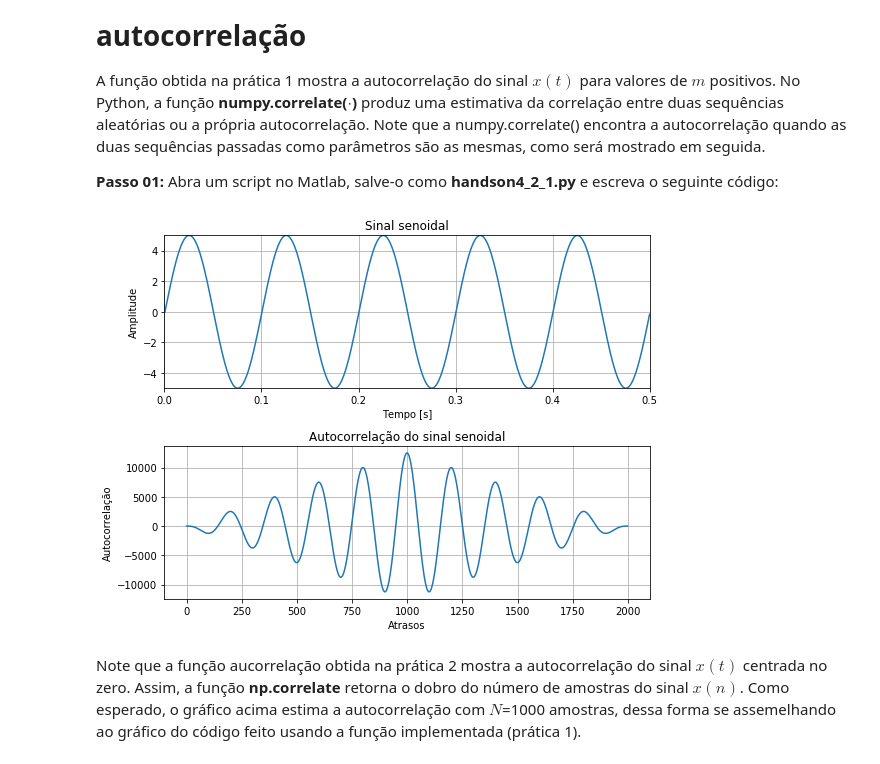
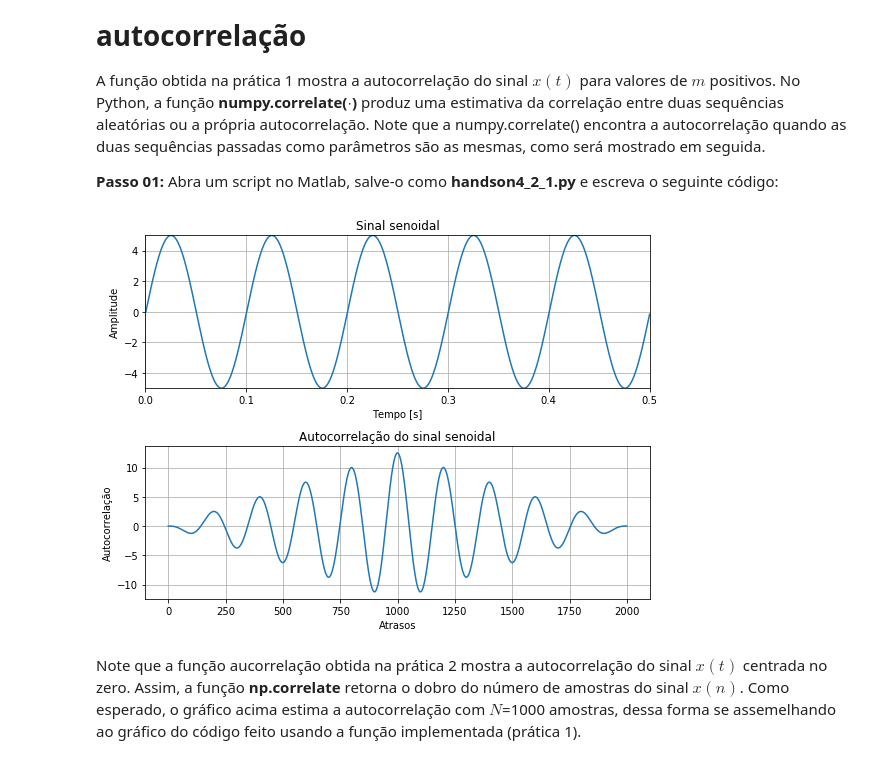
Before and after one commit to josemcast/DCO2004_LabPSC, a Jupyter notebook: h04_python.ipynb, the cells around one changed output. Cells and saved outputs as stored; diff of their text form; code cells hidden in the pictures.

```diff
--- a/h04_python.ipynb
+++ b/h04_python.ipynb
@@ -77,34 +77,34 @@ from matplotlib import pyplot as plt
 M =1000                                # Número de atrasos
 N =1000                                # Número de amostras
 f1=10                                  # Frequência do seno (kHz)
 Fs=2000                                # Frequência de amostragem (kHz)
 n =np.arange(0,N)                      # Vetor com índices de amostra
 Am=5                                   # Determina a amplitude
 x=Am*np.sin(2*np.pi*f1*n/Fs)           # Gera o sinal x(n)
 t=np.arange(1,N+1)*(1/Fs)              # Definiçao do eixo do tempo
 
-Rxx = np.correlate(x,x,'full')
+Rxx = np.correlate(x,x,'full')/len(x)
 #Plotagem:
 plt.figure(1,[8,6])
 #Plota x[n]
 plt.subplot(211)
 plt.title("Sinal senoidal")
 plt.ylabel("Amplitude")
 plt.xlabel("Tempo [s]")
 plt.grid()
 plt.axis([0,0.5,-5,5])
 plt.plot(t,x)
 #Plota Autocorrelação
 plt.subplot(212)
 plt.plot(Rxx)
 plt.xlabel("Atrasos")
 plt.ylabel("Autocorrelação")
 plt.title("Autocorrelação do sinal senoidal")
 plt.grid()
 
 plt.tight_layout()
 plt.show()
 # %% [output]
-[figure, old version]
+[figure, new version]
 # %% [markdown]
 Note que a função aucorrelação obtida na prática 2 mostra a autocorrelação do sinal $x(t)$  centrada no zero. Assim, a função **np.correlate** retorna o dobro do número de amostras do sinal $x(n)$. Como esperado, o gráfico acima estima a autocorrelação com $N$=1000 amostras, dessa forma se assemelhando ao gráfico do código feito usando a função implementada (prática 1).
```
Also changed, not shown: parts of 3 cells of this notebook, 1 other file.
